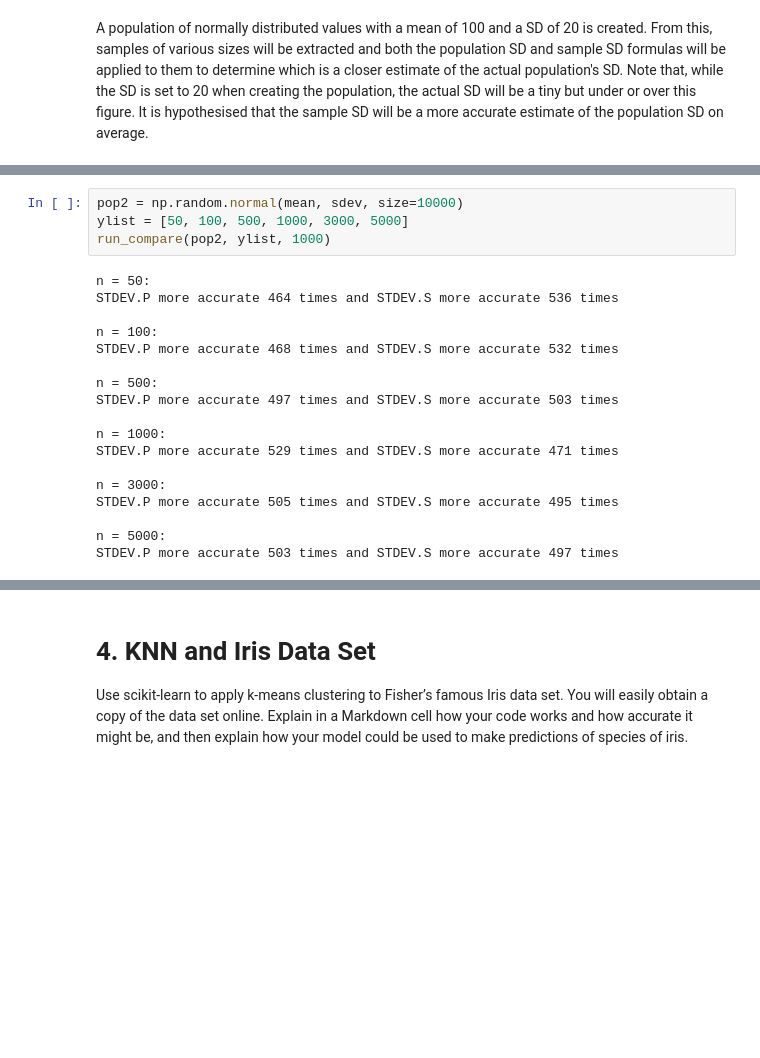
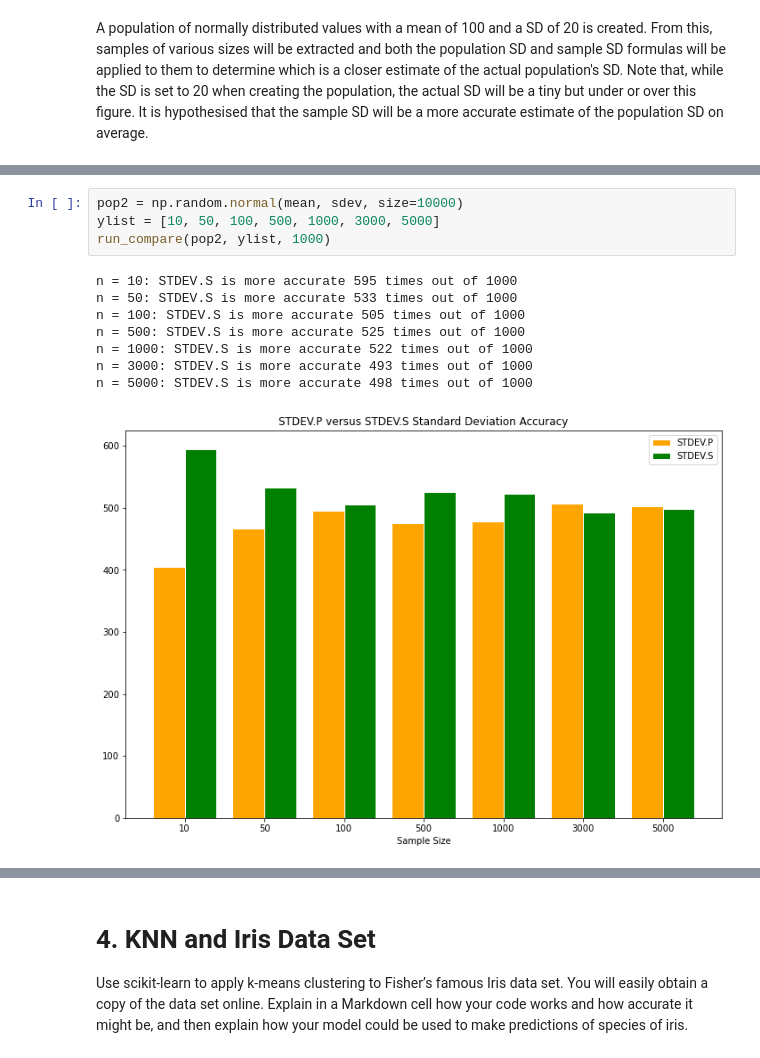
Before and after one commit to jennifer-ryan/machine-learning-tasks, a Jupyter notebook: Tasks.ipynb, the cells around one changed output, grey strips where cells are left out. Saved outputs shown, nothing was run; the diff lists cells and outputs as text; blank space fills up the shorter version.

```diff
--- a/Tasks.ipynb
+++ b/Tasks.ipynb
@@ -474,22 +491,13 @@ STDEV.P more accurate 48 times and STDEV.S more accurate 52 times
 # %%
 pop2 = np.random.normal(mean, sdev, size=10000)
-ylist = [50, 100, 500, 1000, 3000, 5000]
+ylist = [10, 50, 100, 500, 1000, 3000, 5000]
 run_compare(pop2, ylist, 1000)
 # %% [output]
-n = 50:
-STDEV.P more accurate 464 times and STDEV.S more accurate 536 times
-
-n = 100:
-STDEV.P more accurate 468 times and STDEV.S more accurate 532 times
-
-n = 500:
-STDEV.P more accurate 497 times and STDEV.S more accurate 503 times
-
-n = 1000:
-STDEV.P more accurate 529 times and STDEV.S more accurate 471 times
-
-n = 3000:
-STDEV.P more accurate 505 times and STDEV.S more accurate 495 times
-
-n = 5000:
-STDEV.P more accurate 503 times and STDEV.S more accurate 497 times
+n = 10: STDEV.S is more accurate 595 times out of 1000
+n = 50: STDEV.S is more accurate 533 times out of 1000
+n = 100: STDEV.S is more accurate 505 times out of 1000
+n = 500: STDEV.S is more accurate 525 times out of 1000
+n = 1000: STDEV.S is more accurate 522 times out of 1000
+n = 3000: STDEV.S is more accurate 493 times out of 1000
+n = 5000: STDEV.S is more accurate 498 times out of 1000
+[figure, added]
```
Also changed, not shown: parts of 8 cells of this notebook.
